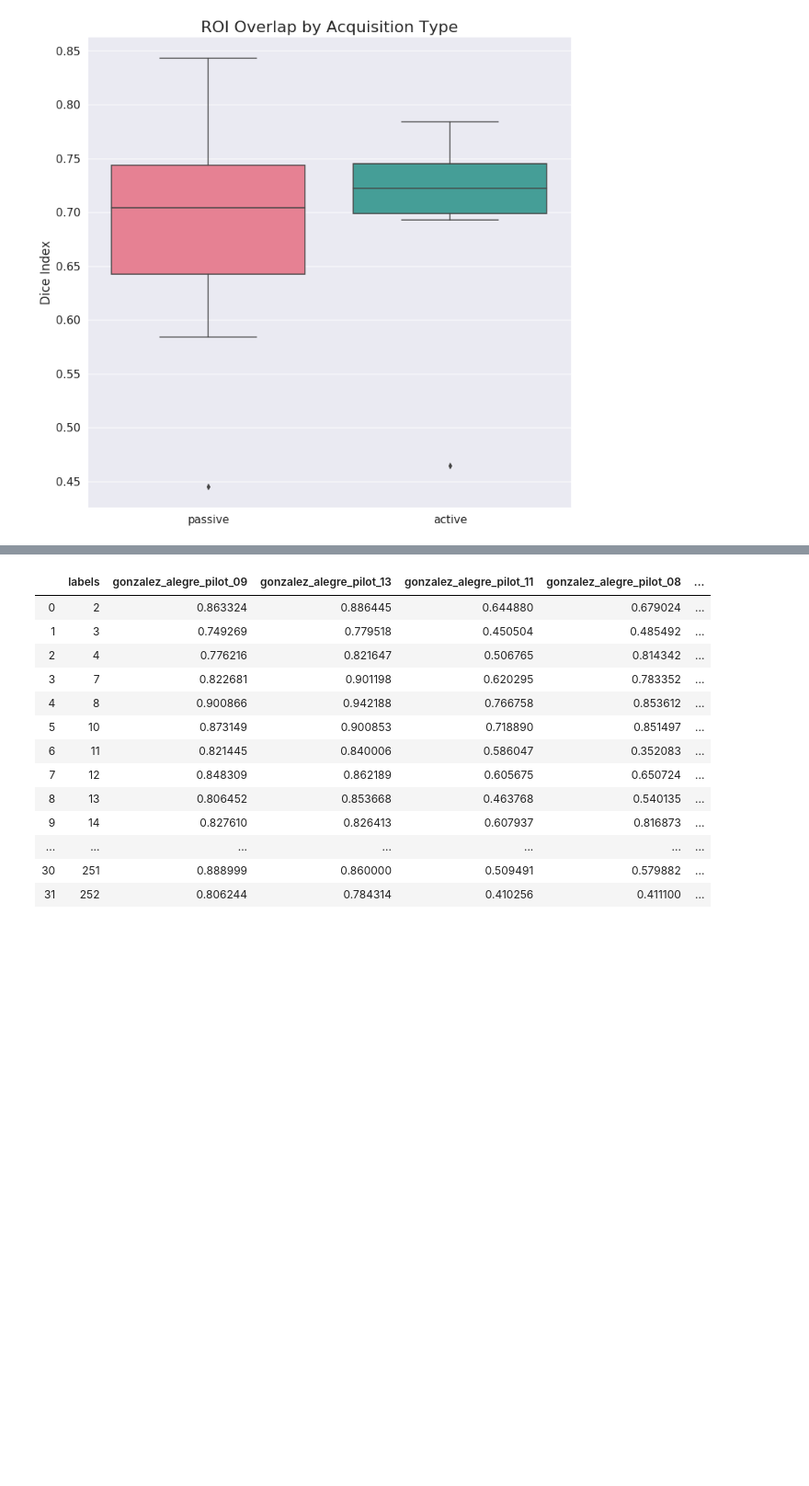
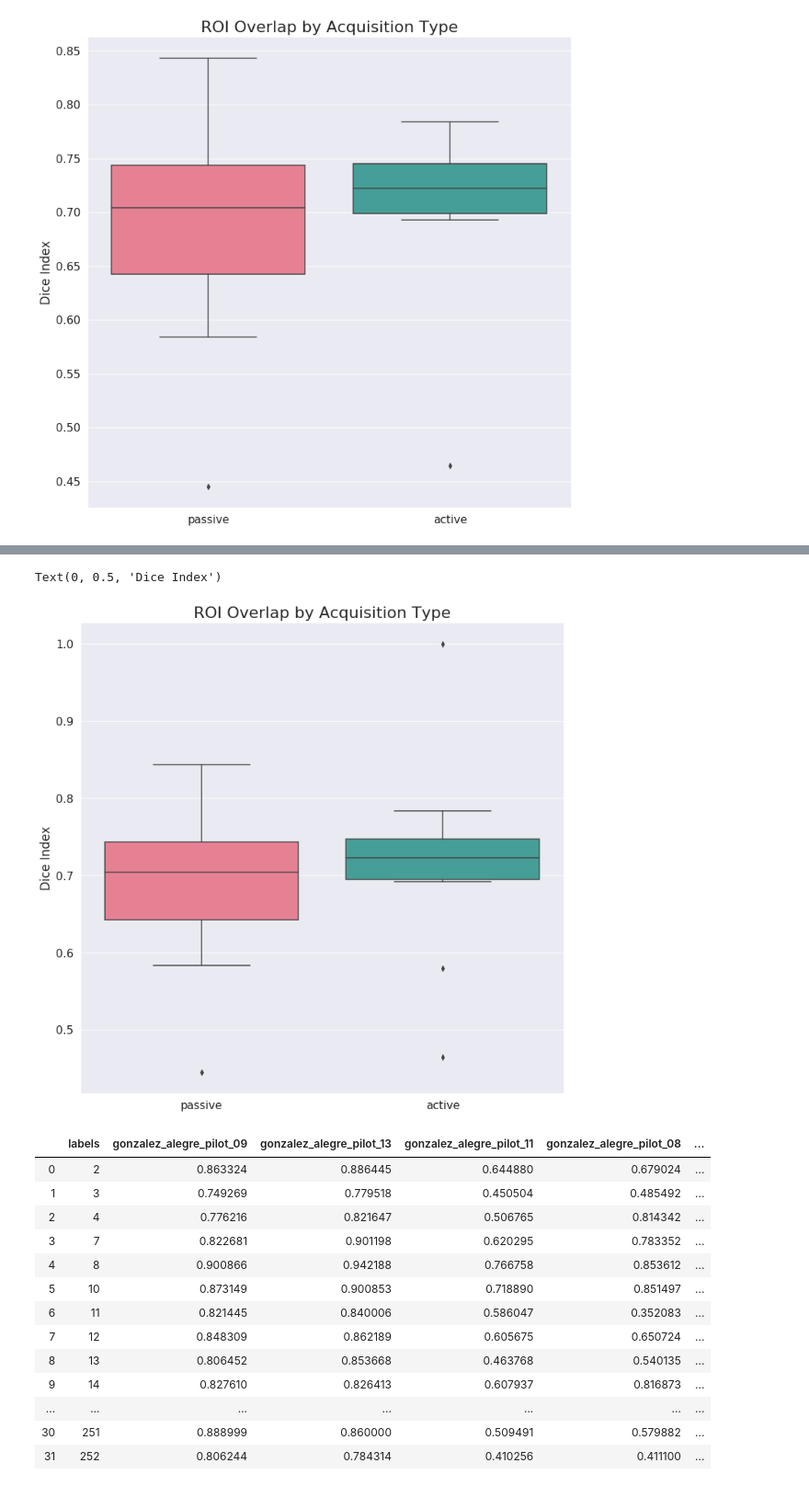
Before and after one commit to willtack/RMS-vNAV, a Jupyter notebook: analysis.ipynb, the cells around one changed output, grey strips where cells are left out. Shown: that part at 92% size. Saved outputs shown, nothing was run; the diff lists cells and outputs as text; code cells hidden in the pictures; blank space fills up the shorter version.

```diff
--- a/analysis.ipynb
+++ b/analysis.ipynb
@@ -7,3 +7,4 @@ from matplotlib import pyplot as plt
 sns.set(style="whitegrid")
 df = pd.read_csv('dice.csv')
 df2 = pd.read_csv('dice2.csv')
+df3 = pd.read_csv('dice3.csv')
@@ -64,3 +61,14 @@ plt.savefig("svgs/moco_dice.svg")
+# %%
+plt.figure(figsize=(12,12))
+sns.set(font_scale=1.4)
+cat2 = sns.boxplot(x="mode", y="dice", data=df3, palette="husl")
+cat2.axes.set_title("ROI Overlap by Acquisition Type", fontsize=22)
+cat2.set_xlabel("")
+cat2.set_ylabel("Dice Index")
+# plt.savefig("svgs/moco_dice.svg")
+# %% [output]
+Text(0, 0.5, 'Dice Index')
+[figure, added]
 # %%
 roi_df = pd.read_csv('rois.csv')
 roi_df_melt = pd.melt(roi_df, id_vars=['labels'])
```
Also changed, not shown: parts of 5 cells of this notebook, 27 other files.
